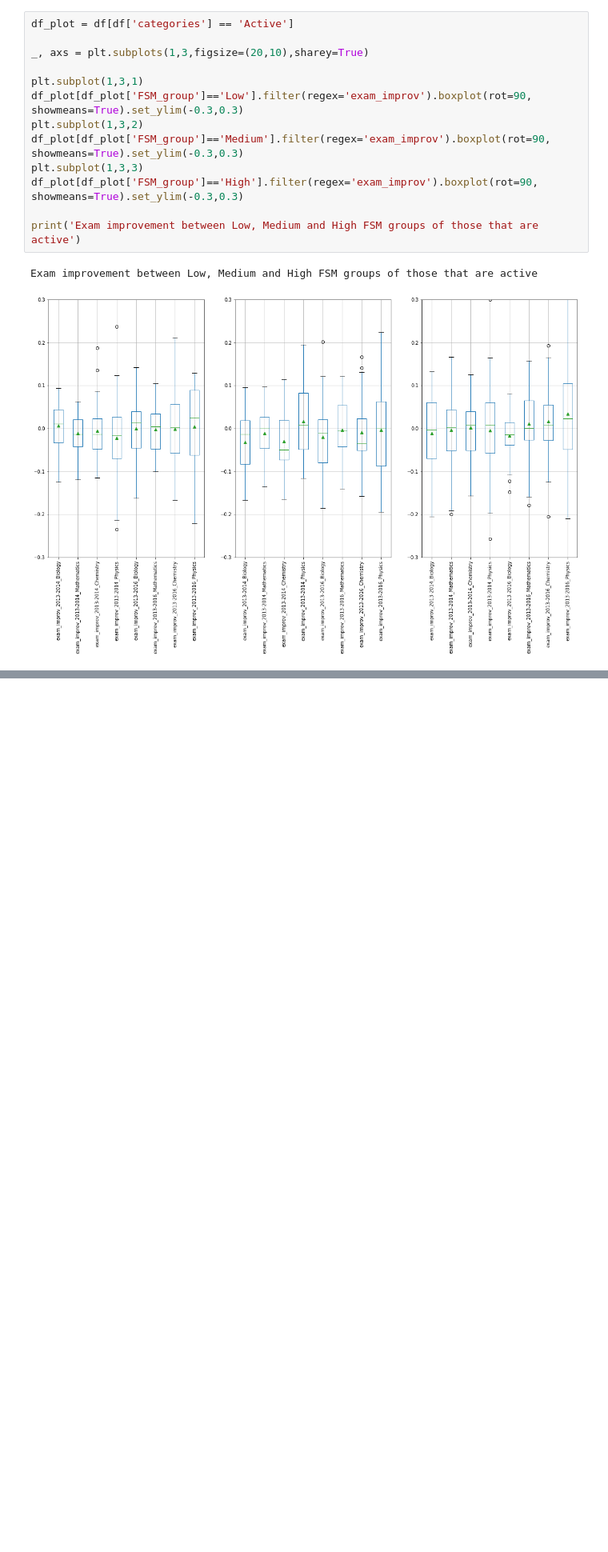
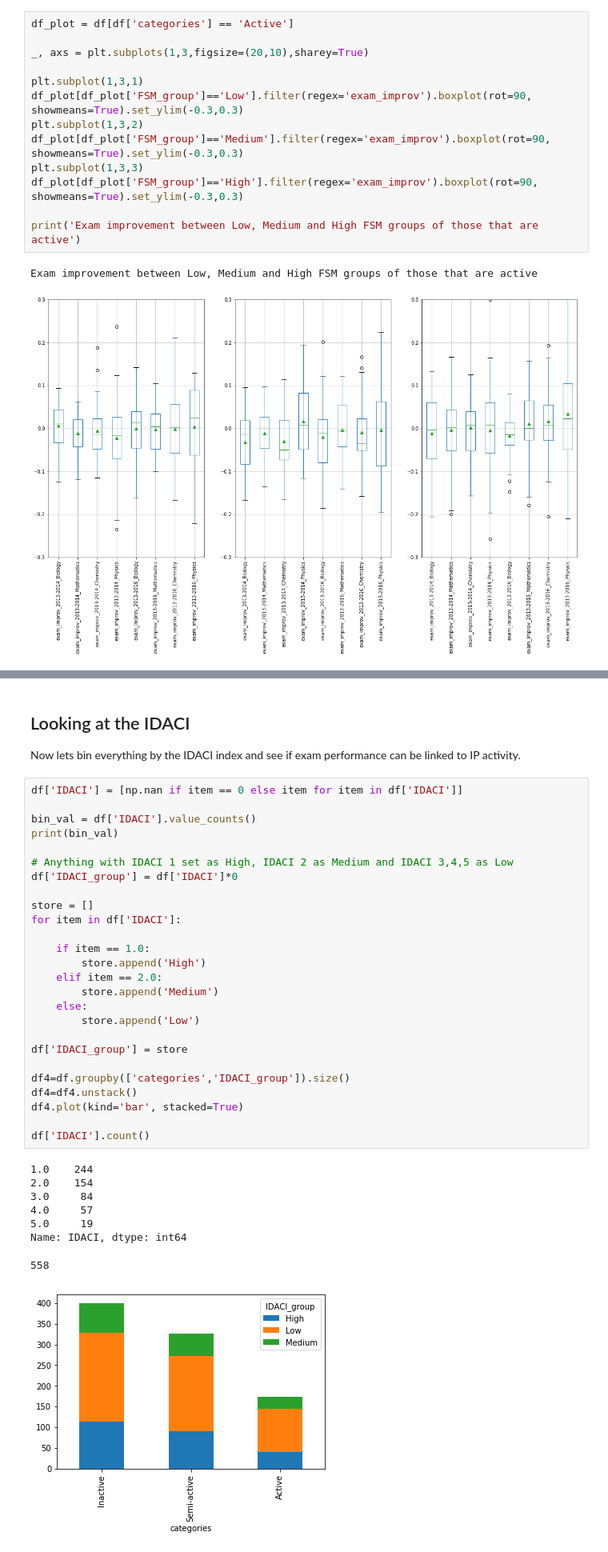
Before and after one commit to KeepFloyding/IP-research, a Jupyter notebook: Stats_Analysis/additional_analysis/Bin by FSM and IDACI.ipynb, the cells around one changed output, grey strips where cells are left out. Shown: that part at 80% size. Saved outputs shown, nothing was run; the diff lists cells and outputs as text; blank space fills up the shorter version.

```diff
--- a/Stats_Analysis/additional_analysis/Bin by FSM and IDACI.ipynb
+++ b/Stats_Analysis/additional_analysis/Bin by FSM and IDACI.ipynb
@@ -143,0 +177,39 @@ Exam improvement between Low, Medium and High FSM groups of those that are activ
+# %% [markdown]
+## Looking at the IDACI
+
+Now lets bin everything by the IDACI index and see if exam performance can be linked to IP activity.
+# %%
+df['IDACI'] = [np.nan if item == 0 else item for item in df['IDACI']]
+
+bin_val = df['IDACI'].value_counts()
+print(bin_val)
+
+# Anything with IDACI 1 set as High, IDACI 2 as Medium and IDACI 3,4,5 as Low
+df['IDACI_group'] = df['IDACI']*0
+
+store = []
+for item in df['IDACI']:
+
+    if item == 1.0:
+        store.append('High')
+    elif item == 2.0:
+        store.append('Medium')
+    else:
+        store.append('Low')
+
+df['IDACI_group'] = store
+
+df4=df.groupby(['categories','IDACI_group']).size()
+df4=df4.unstack()
+df4.plot(kind='bar', stacked=True)
+
+df['IDACI'].count()
+# %% [output]
+1.0    244
+2.0    154
+3.0     84
+4.0     57
+5.0     19
+Name: IDACI, dtype: int64
+558
+[figure, added]
```
Also changed, not shown: parts of 11 cells of this notebook, 2 other files.
